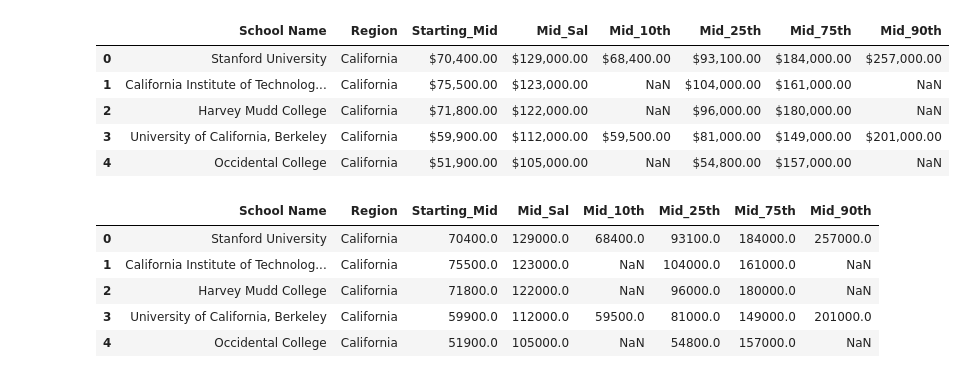
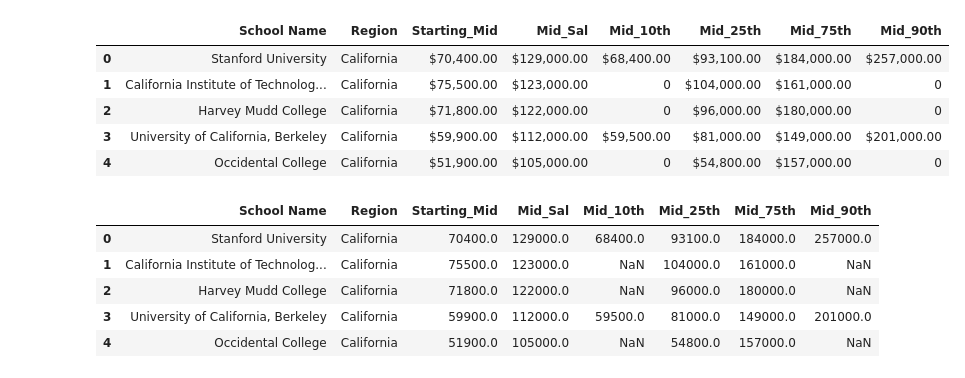
Before and after one commit to khosenag03/RICHdataGroupProject, a Jupyter notebook: College_vs_Salary.ipynb, the cells around one changed output. Cells and saved outputs as stored; diff of their text form; code cells hidden in the pictures.

```diff
--- a/College_vs_Salary.ipynb
+++ b/College_vs_Salary.ipynb
@@ -26,14 +26,15 @@ Region_Salary_df.head()
 # %%
 #Rename the columns
 Region_Salary_df.columns = ['School Name', 'Region', 'Starting_Mid', 'Mid_Sal', 'Mid_10th', 'Mid_25th', 'Mid_75th', 'Mid_90th']
-Region_Salary_df.head()
+Region_Salary_df2 = Region_Salary_df.fillna(0)
+Region_Salary_df2.head()
 # %% [output]
 |  | School Name | Region | Starting_Mid | Mid_Sal | Mid_10th | Mid_25th | Mid_75th | Mid_90th |
 | 0 | Stanford University | California | $70,400.00 | $129,000.00 | $68,400.00 | $93,100.00 | $184,000.00 | $257,000.00 |
-| 1 | California Institute of Technolog... | California | $75,500.00 | $123,000.00 | NaN | $104,000.00 | $161,000.00 | NaN |
-| 2 | Harvey Mudd College | California | $71,800.00 | $122,000.00 | NaN | $96,000.00 | $180,000.00 | NaN |
+| 1 | California Institute of Technolog... | California | $75,500.00 | $123,000.00 | 0 | $104,000.00 | $161,000.00 | 0 |
+| 2 | Harvey Mudd College | California | $71,800.00 | $122,000.00 | 0 | $96,000.00 | $180,000.00 | 0 |
 | 3 | University of California, Berkeley | California | $59,900.00 | $112,000.00 | $59,500.00 | $81,000.00 | $149,000.00 | $201,000.00 |
-| 4 | Occidental College | California | $51,900.00 | $105,000.00 | NaN | $54,800.00 | $157,000.00 | NaN |
+| 4 | Occidental College | California | $51,900.00 | $105,000.00 | 0 | $54,800.00 | $157,000.00 | 0 |
 # %%
 #Change objects in the DF to integers
 Columns = ['Starting_Mid', 'Mid_Sal', 'Mid_10th', 'Mid_25th', 'Mid_75th', 'Mid_90th']
```
Also changed, not shown: parts of 9 cells of this notebook.
